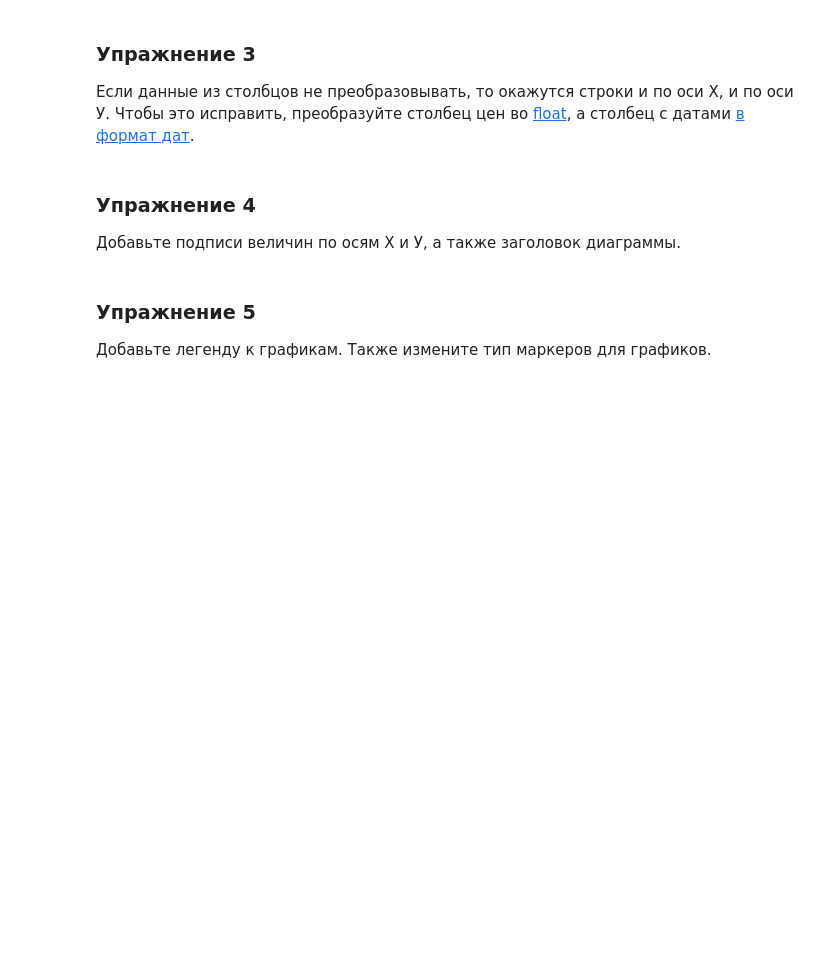
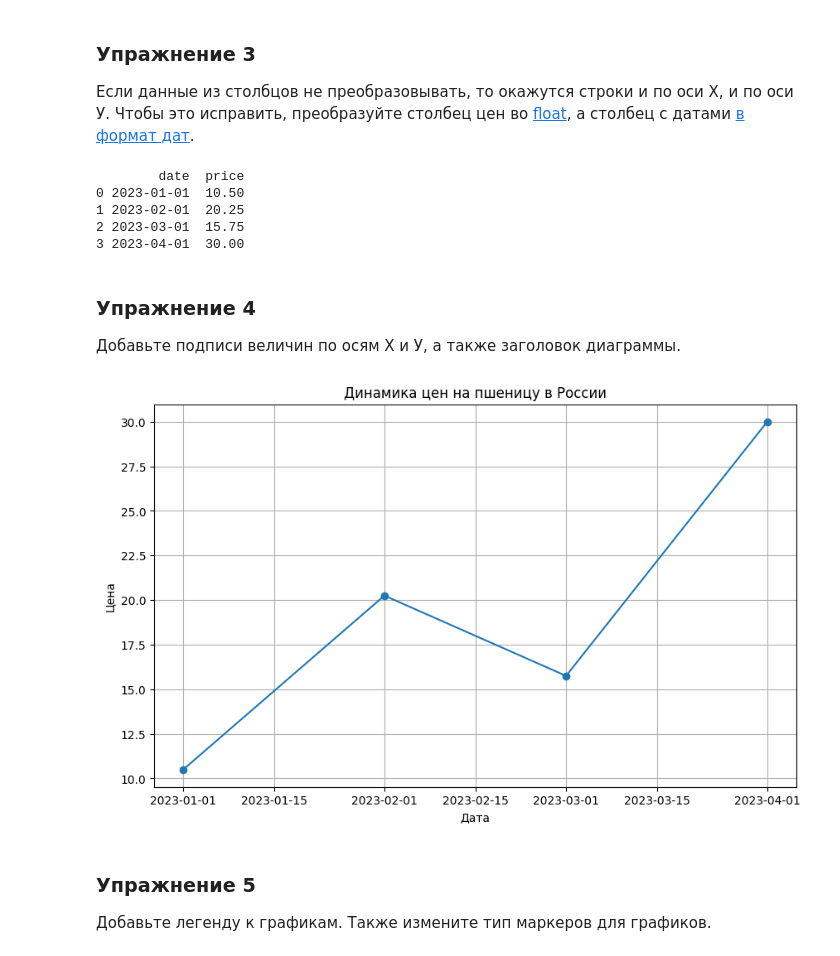
Before and after one commit to DarknessSpectre/Labs, a Jupyter notebook: pandasmatplotlib.ipynb, the cells around one changed output. Drawn from its saved outputs; the diff is of its cells as text; code cells hidden in the pictures; blank space fills up the shorter version.

```diff
--- a/pandasmatplotlib.ipynb
+++ b/pandasmatplotlib.ipynb
@@ -100,10 +126,35 @@ Index(['date', 'admin1', 'admin2', 'market', 'latitude', 'longitude',
 ### Упражнение 3
 
 Если данные из столбцов не преобразовывать, то окажутся строки и по оси Х, и по оси У. Чтобы это исправить, преобразуйте столбец цен во [float](https://datatofish.com/convert-string-to-float-dataframe/), а столбец с датами [в формат дат](https://datatofish.com/strings-to-datetime-pandas/).
+# %%
+data = {'date': ['2023-01-01', '2023-02-01', '2023-03-01', '2023-04-01'],
+        'price': ['10.5', '20.25', '15.75', '30.0']}
+
+df = pd.DataFrame(data)
+
+df['price'] = df['price'].astype(float)
+df['date'] = pd.to_datetime(df['date'])
+
+print(df)
+# %% [output]
+        date  price
+0 2023-01-01  10.50
+1 2023-02-01  20.25
+2 2023-03-01  15.75
+3 2023-04-01  30.00
 # %% [markdown]
 ### Упражнение 4
 
 Добавьте подписи величин по осям Х и У, а также заголовок диаграммы.
+# %%
+plt.figure(figsize=(10, 6))
+plt.plot(df['date'], df['price'], marker='o', linestyle='-')
+plt.title('Динамика цен на пшеницу в России')
+plt.xlabel('Дата')
+plt.ylabel('Цена')
+plt.grid(True)
+# %% [output]
+[figure, added]
 # %% [markdown]
 ### Упражнение 5
 Добавьте легенду к графикам. Также измените тип маркеров для графиков.
```
Also changed, not shown: parts of 7 cells of this notebook.
